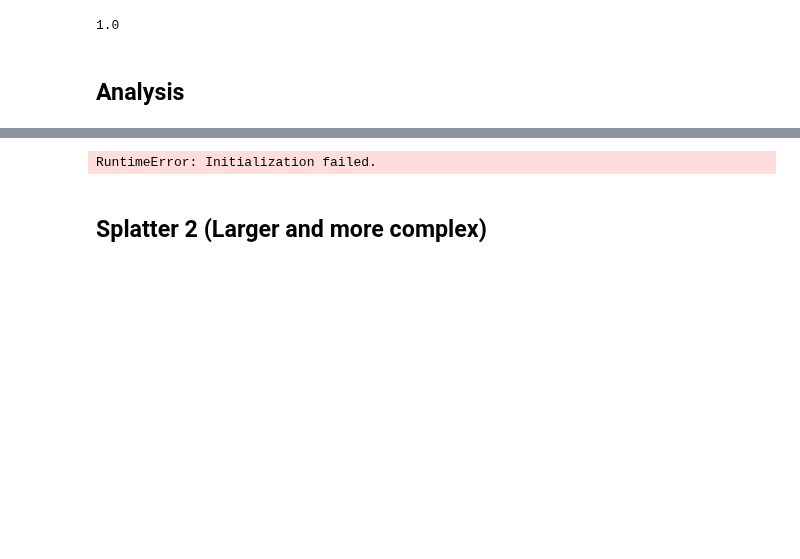
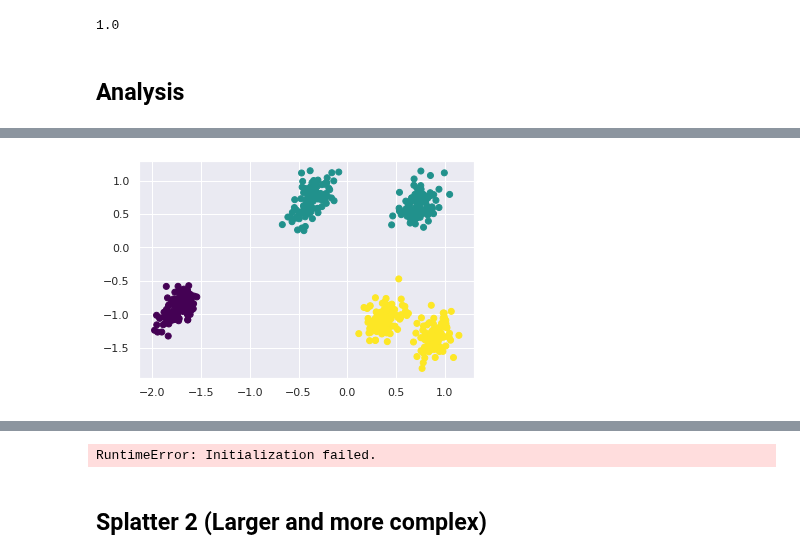
Before and after one commit to tobias-beers/RNA_visualization, a Jupyter notebook: Code/PyStan/Hierarchical_model_Splatter.ipynb, the cells around one changed output, grey strips where cells are left out. Saved outputs shown, nothing was run; the diff lists cells and outputs as text; code cells hidden in the pictures; blank space fills up the shorter version.

```diff
--- a/Code/PyStan/Hierarchical_model_Splatter.ipynb
+++ b/Code/PyStan/Hierarchical_model_Splatter.ipynb
@@ -224,0 +254,5 @@ level  1 :
+# %%
+plt.scatter(model.latent[0][0][0,:],model.latent[0][0][1,:], c=KMeans(3).fit(data).labels_, cmap='viridis')
+plt.show()
+# %% [output]
+[figure, added]
```
Also changed, not shown: parts of 41 cells of this notebook, 11 other files.
